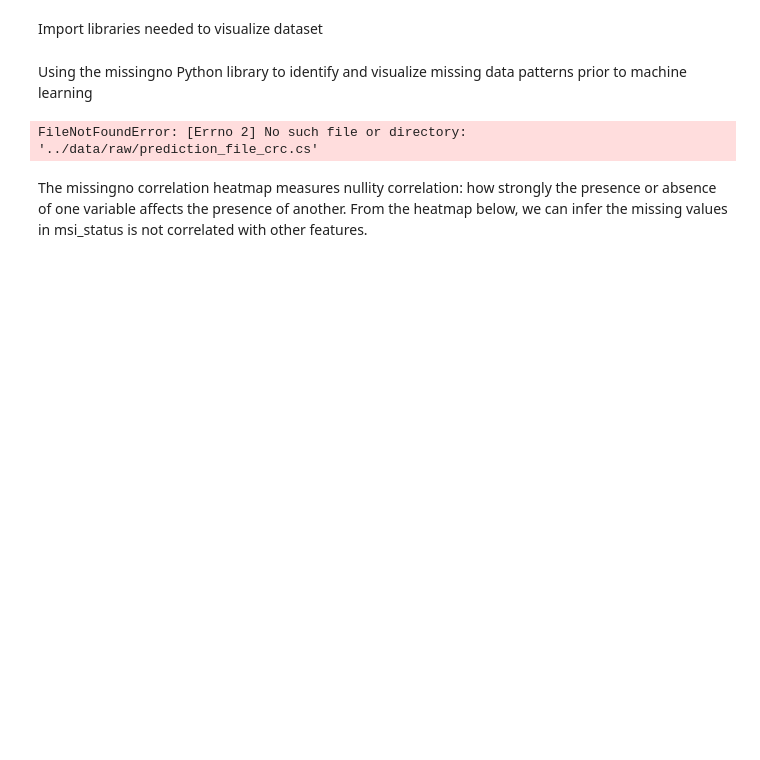
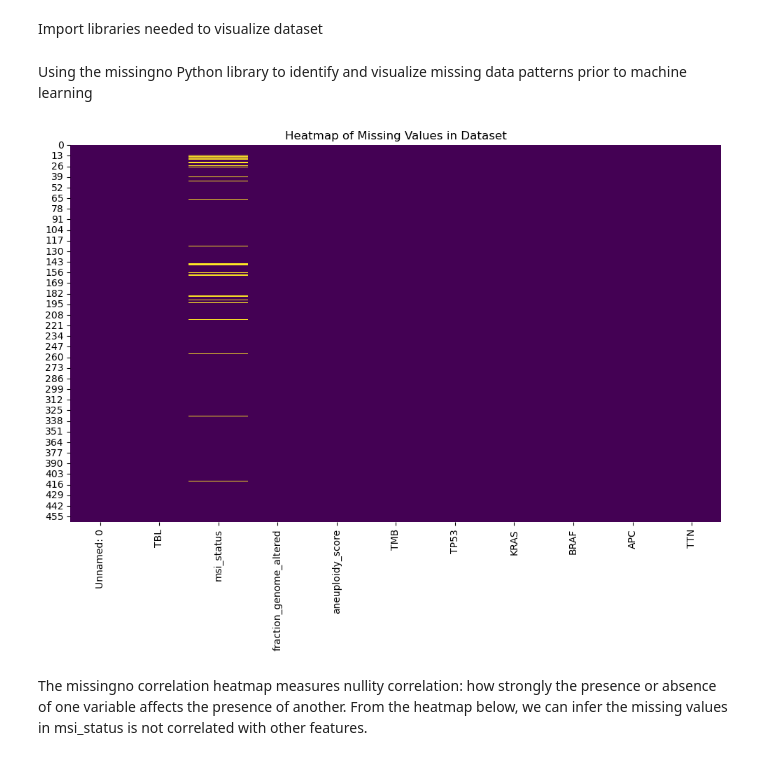
Before and after one commit to nabilasiregar/ML4CRC, a Jupyter notebook: notebooks/visualize.ipynb, the cells around one changed output. Drawn from its saved outputs; the diff is of its cells as text; code cells hidden in the pictures; blank space fills up the shorter version.

Commit message:
fix filepath

```diff
--- a/notebooks/visualize.ipynb
+++ b/notebooks/visualize.ipynb
@@ -8,16 +8,16 @@ import seaborn as sns
 # %% [markdown]
 Using the missingno Python library to identify and visualize missing data patterns prior to machine learning
 # %%
-filepath = '../data/raw/prediction_file_crc.cs'
+filepath = '../data/raw/prediction_file_crc.csv'
 df = pd.read_csv(filepath)
 
 plt.figure(figsize=(12, 7))
 sns.heatmap(df.isnull(), cbar=False, cmap='viridis')
 
 plt.title('Heatmap of Missing Values in Dataset')
 plt.show()
 # %% [output]
-FileNotFoundError: [Errno 2] No such file or directory: '../data/raw/prediction_file_crc.cs'
+[figure, added]
 # %% [markdown]
 The missingno correlation heatmap measures nullity correlation: how strongly the presence or absence of one variable affects the presence of another. From the heatmap below, we can infer the missing values in msi_status is not correlated with other features.
 # %%
```
Also changed, not shown: parts of 3 cells of this notebook.
